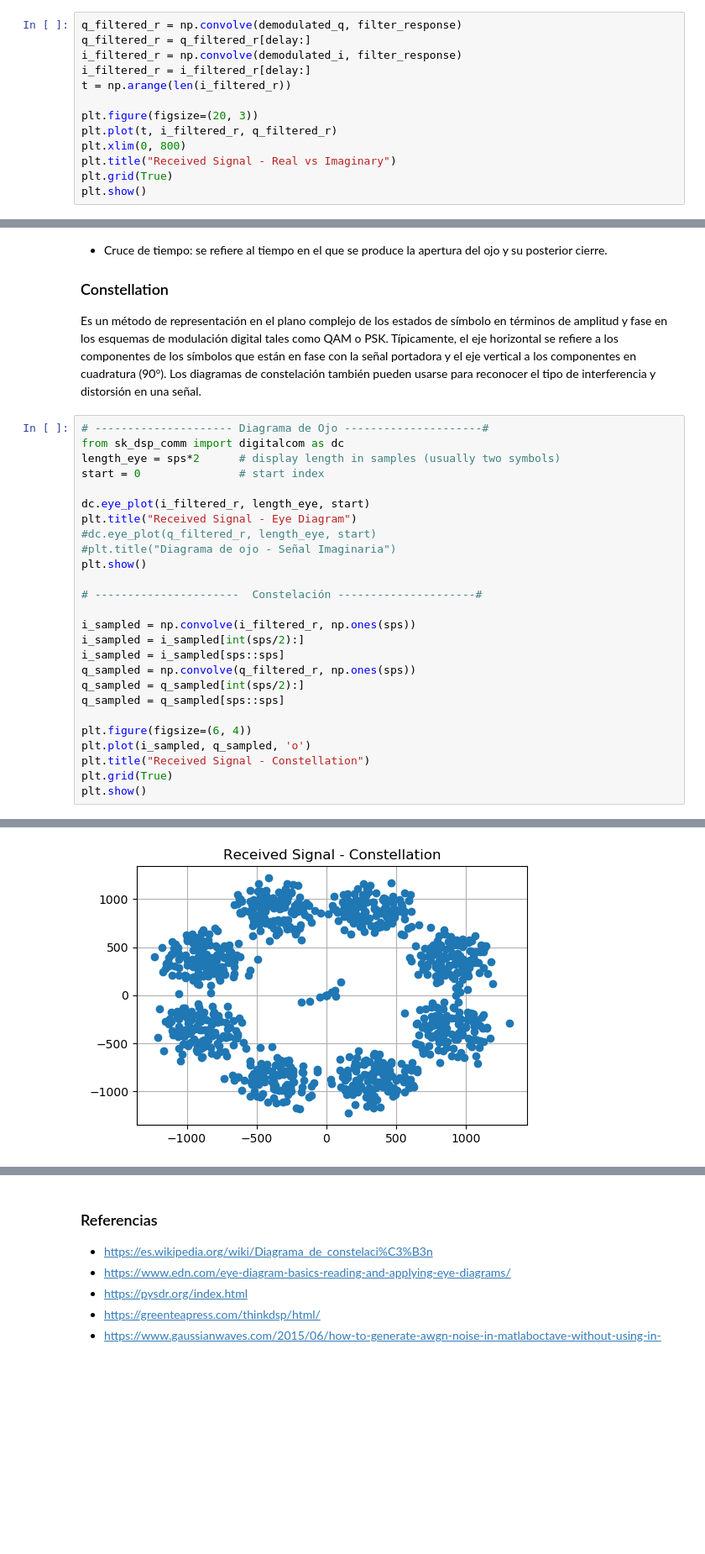
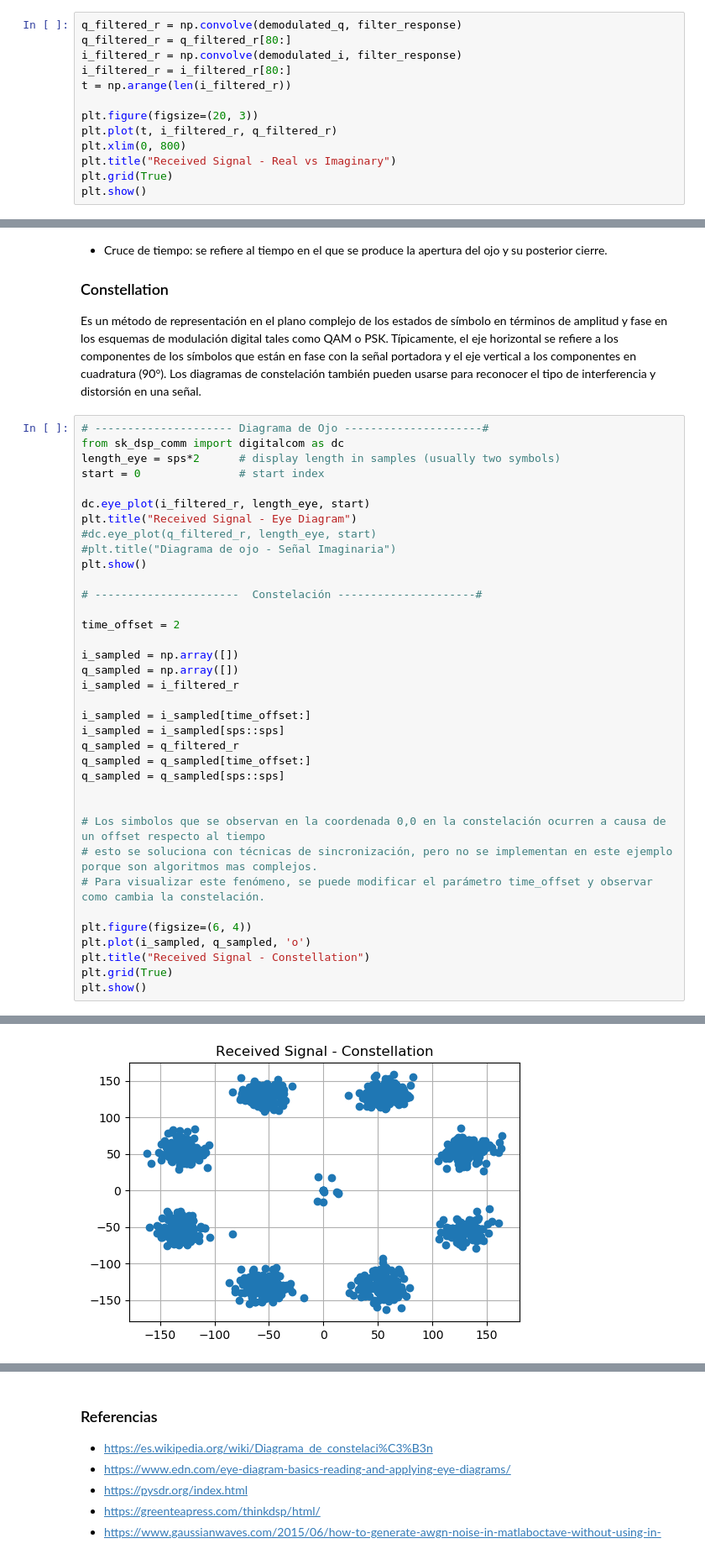
Before and after one commit to sofia-am/QPSK-8PSK-Simulation, a Jupyter notebook: notebook/8PSKmodem.ipynb, the cells around one changed output, grey strips where cells are left out. Shown at 84% size. Drawn from its saved outputs; the diff is of its cells as text; blank space fills up the shorter version.

```diff
--- a/notebook/8PSKmodem.ipynb
+++ b/notebook/8PSKmodem.ipynb
@@ -397,8 +403,8 @@ plt.show()
 # %%
 q_filtered_r = np.convolve(demodulated_q, filter_response)
-q_filtered_r = q_filtered_r[delay:]
+q_filtered_r = q_filtered_r[80:]
 i_filtered_r = np.convolve(demodulated_i, filter_response)
-i_filtered_r = i_filtered_r[delay:]
+i_filtered_r = i_filtered_r[80:]
 t = np.arange(len(i_filtered_r))
 
 plt.figure(figsize=(20, 3))
@@ -435,12 +441,22 @@ plt.show()
 
 # ----------------------  Constelación ---------------------#
 
-i_sampled = np.convolve(i_filtered_r, np.ones(sps))
-i_sampled = i_sampled[int(sps/2):]
+time_offset = 2
+
+i_sampled = np.array([])
+q_sampled = np.array([])
+i_sampled = i_filtered_r
+
+i_sampled = i_sampled[time_offset:]
 i_sampled = i_sampled[sps::sps]
-q_sampled = np.convolve(q_filtered_r, np.ones(sps))
-q_sampled = q_sampled[int(sps/2):]
+q_sampled = q_filtered_r
+q_sampled = q_sampled[time_offset:]
 q_sampled = q_sampled[sps::sps]
+
+
+# Los simbolos que se observan en la coordenada 0,0 en la constelación ocurren a causa de un offset respecto al tiempo
+# esto se soluciona con técnicas de sincronización, pero no se implementan en este ejemplo porque son algoritmos mas complejos.
+# Para visualizar este fenómeno, se puede modificar el parámetro time_offset y observar como cambia la constelación.
 
 plt.figure(figsize=(6, 4))
 plt.plot(i_sampled, q_sampled, 'o')
@@ -452,4 +468,4 @@ plt.show()
-[figure, old version]
+[figure, new version]
 # %% [markdown]
 # Estimación
 
```
Also changed, not shown: parts of 13 cells of this notebook, 1 other file.
